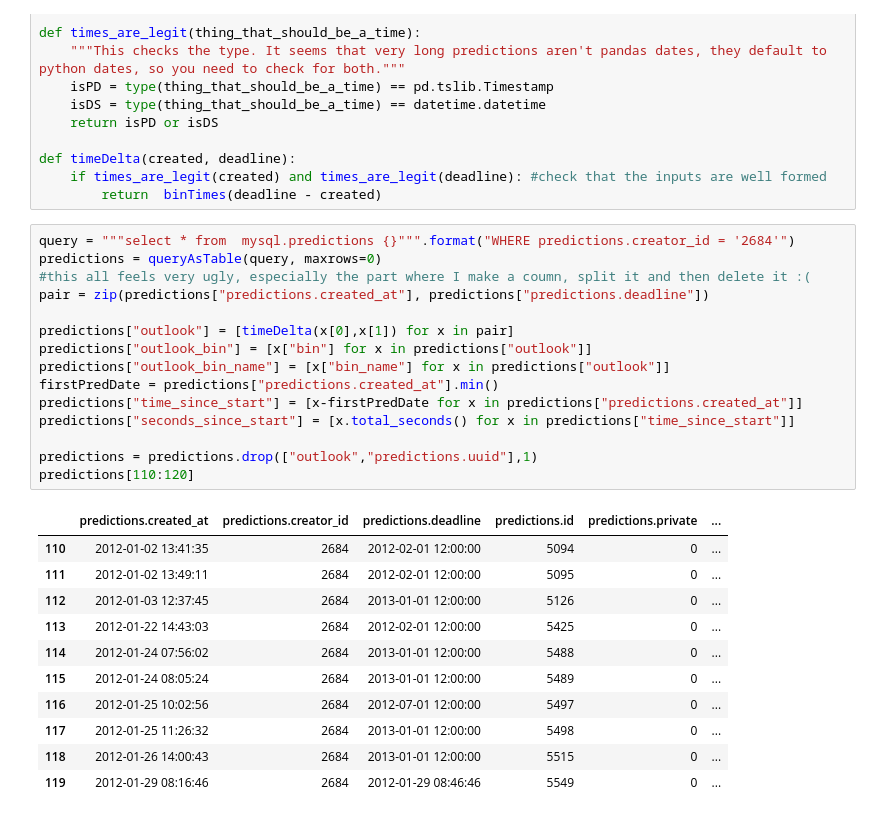
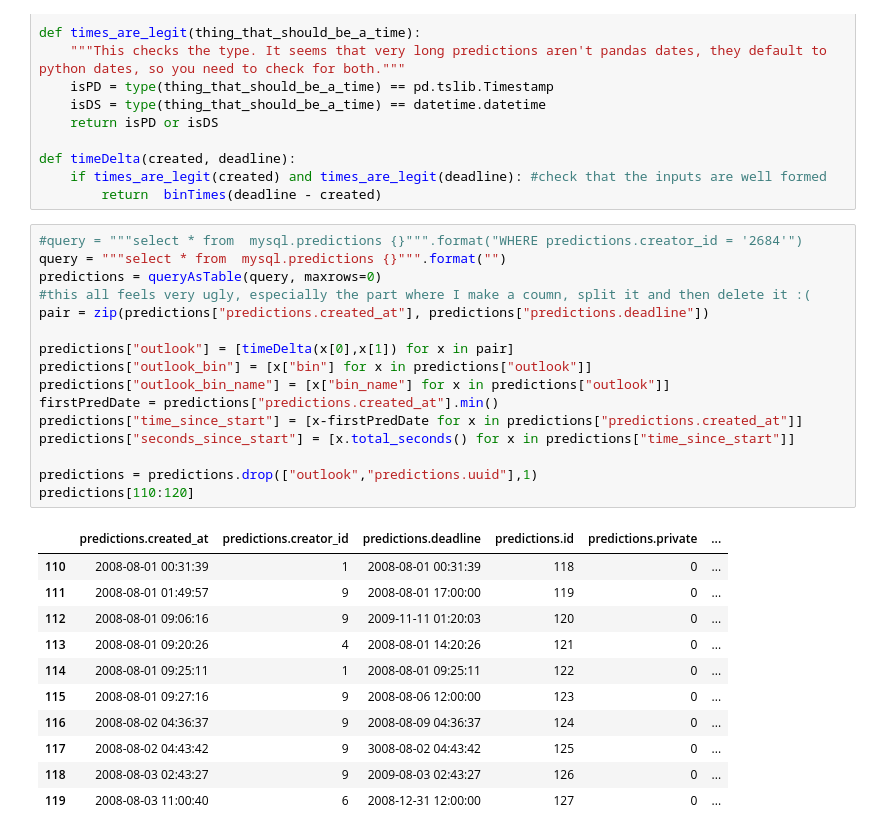
Before and after one commit to notionparallax/GA-DataScience, a Jupyter notebook: Prediction book analysis/PB prediction focus.ipynb, the cells around one changed output. Saved outputs shown, nothing was run; the diff lists cells and outputs as text.

```diff
--- a/Prediction book analysis/PB prediction focus.ipynb
+++ b/Prediction book analysis/PB prediction focus.ipynb
@@ -116,32 +116,33 @@ def timeDelta(created, deadline):
     if times_are_legit(created) and times_are_legit(deadline): #check that the inputs are well formed
         return  binTimes(deadline - created)
 # %%
-query = """select * from  mysql.predictions {}""".format("WHERE predictions.creator_id = '2684'")
+#query = """select * from  mysql.predictions {}""".format("WHERE predictions.creator_id = '2684'")
+query = """select * from  mysql.predictions {}""".format("")
 predictions = queryAsTable(query, maxrows=0)
 #this all feels very ugly, especially the part where I make a coumn, split it and then delete it :(
 pair = zip(predictions["predictions.created_at"], predictions["predictions.deadline"])
 
 predictions["outlook"] = [timeDelta(x[0],x[1]) for x in pair]
 predictions["outlook_bin"] = [x["bin"] for x in predictions["outlook"]]
 predictions["outlook_bin_name"] = [x["bin_name"] for x in predictions["outlook"]]
 firstPredDate = predictions["predictions.created_at"].min()
 predictions["time_since_start"] = [x-firstPredDate for x in predictions["predictions.created_at"]]
 predictions["seconds_since_start"] = [x.total_seconds() for x in predictions["time_since_start"]]
 
 predictions = predictions.drop(["outlook","predictions.uuid"],1)
 predictions[110:120]
 # %% [output]
 |  | predictions.created_at | predictions.creator_id | predictions.deadline | predictions.id | predictions.private | ... |
-| 110 | 2012-01-02 13:41:35 | 2684 | 2012-02-01 12:00:00 | 5094 | 0 | ... |
-| 111 | 2012-01-02 13:49:11 | 2684 | 2012-02-01 12:00:00 | 5095 | 0 | ... |
-| 112 | 2012-01-03 12:37:45 | 2684 | 2013-01-01 12:00:00 | 5126 | 0 | ... |
-| 113 | 2012-01-22 14:43:03 | 2684 | 2012-02-01 12:00:00 | 5425 | 0 | ... |
-| 114 | 2012-01-24 07:56:02 | 2684 | 2013-01-01 12:00:00 | 5488 | 0 | ... |
-| 115 | 2012-01-24 08:05:24 | 2684 | 2013-01-01 12:00:00 | 5489 | 0 | ... |
-| 116 | 2012-01-25 10:02:56 | 2684 | 2012-07-01 12:00:00 | 5497 | 0 | ... |
-| 117 | 2012-01-25 11:26:32 | 2684 | 2013-01-01 12:00:00 | 5498 | 0 | ... |
-| 118 | 2012-01-26 14:00:43 | 2684 | 2013-01-01 12:00:00 | 5515 | 0 | ... |
-| 119 | 2012-01-29 08:16:46 | 2684 | 2012-01-29 08:46:46 | 5549 | 0 | ... |
+| 110 | 2008-08-01 00:31:39 | 1 | 2008-08-01 00:31:39 | 118 | 0 | ... |
+| 111 | 2008-08-01 01:49:57 | 9 | 2008-08-01 17:00:00 | 119 | 0 | ... |
+| 112 | 2008-08-01 09:06:16 | 9 | 2009-11-11 01:20:03 | 120 | 0 | ... |
+| 113 | 2008-08-01 09:20:26 | 4 | 2008-08-01 14:20:26 | 121 | 0 | ... |
+| 114 | 2008-08-01 09:25:11 | 1 | 2008-08-01 09:25:11 | 122 | 0 | ... |
+| 115 | 2008-08-01 09:27:16 | 9 | 2008-08-06 12:00:00 | 123 | 0 | ... |
+| 116 | 2008-08-02 04:36:37 | 9 | 2008-08-09 04:36:37 | 124 | 0 | ... |
+| 117 | 2008-08-02 04:43:42 | 9 | 3008-08-02 04:43:42 | 125 | 0 | ... |
+| 118 | 2008-08-03 02:43:27 | 9 | 2009-08-03 02:43:27 | 126 | 0 | ... |
+| 119 | 2008-08-03 11:00:40 | 6 | 2008-12-31 12:00:00 | 127 | 0 | ... |
 # %%
 predictions["outlook_bin"].hist()
 xlabel('outlook bin')
```
Also changed, not shown: parts of 6 cells of this notebook, 3 other files.
